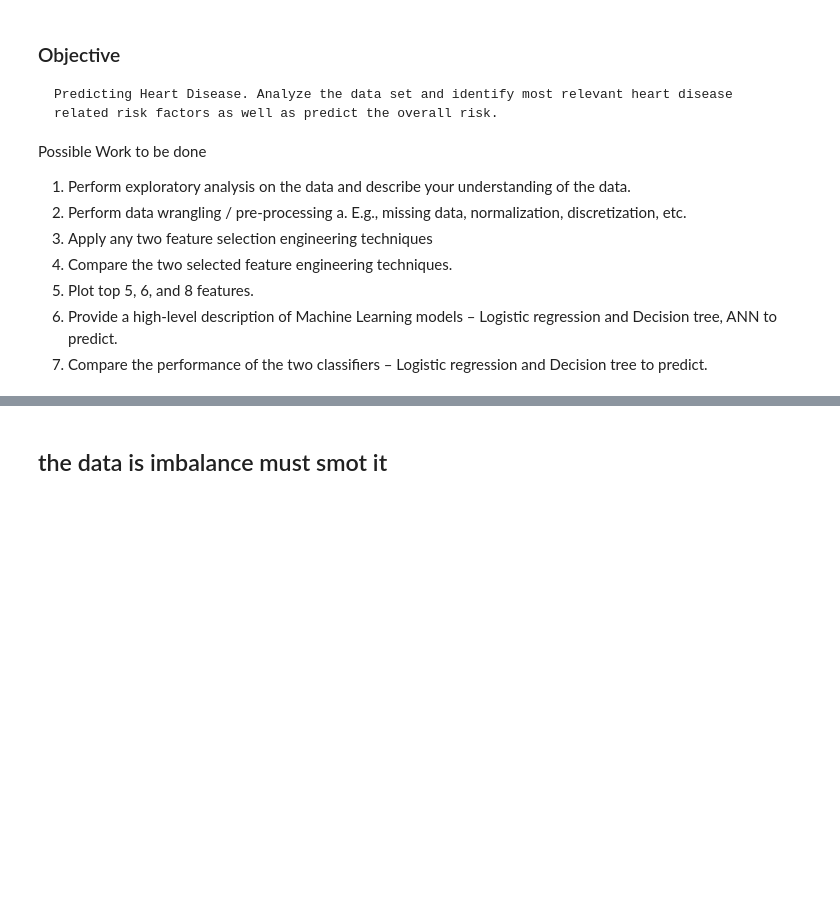
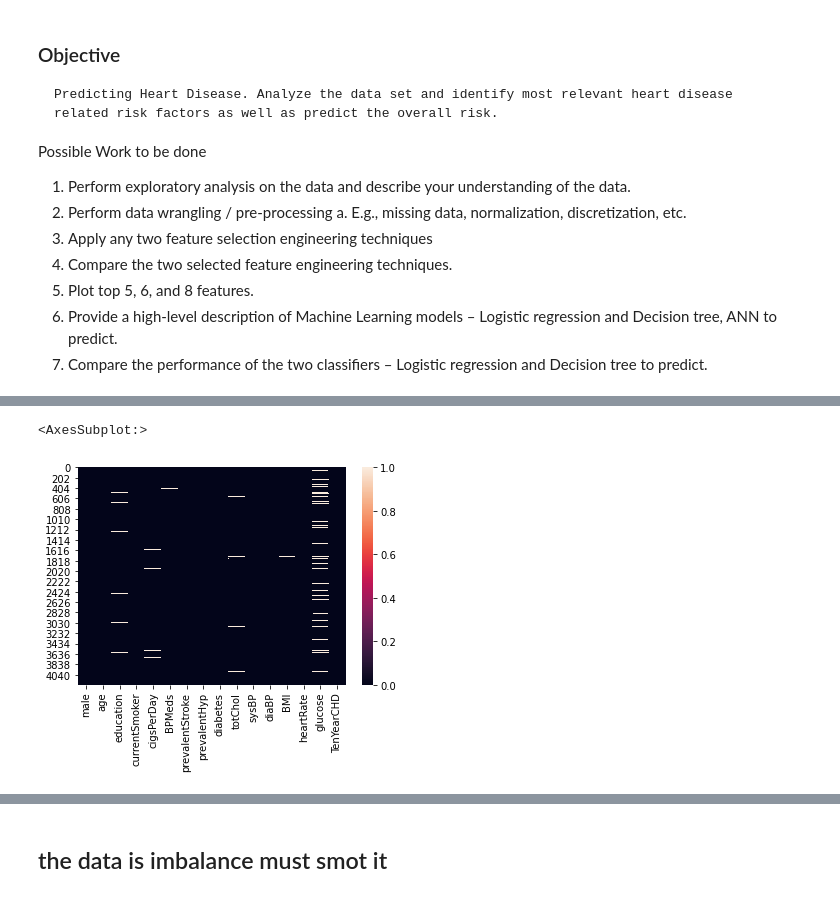
Before and after one commit to mikemoore26/Heart_Disease, a Jupyter notebook: EDA-smote.ipynb, the cells around one changed output, grey strips where cells are left out. Saved outputs shown, nothing was run; the diff lists cells and outputs as text; code cells hidden in the pictures; blank space fills up the shorter version.

```diff
--- a/EDA-smote.ipynb
+++ b/EDA-smote.ipynb
@@ -30,8 +32,13 @@ for dirname, _, filenames in os.walk('./data'):
 # %%
 data = pd.read_csv('./data/Heart.csv')
-data = data.dropna()
+#data = data.dropna()
 target = 'TenYearCHD'
 X = data.drop(target,1)
 y = data[target]
 # %%
 from imblearn.over_sampling import SMOTE
+# %%
+sns.heatmap(data=data.isna())
+# %% [output]
+<AxesSubplot:>
+[figure, added]
```
Also changed, not shown: parts of 23 cells of this notebook, 2 other files.
